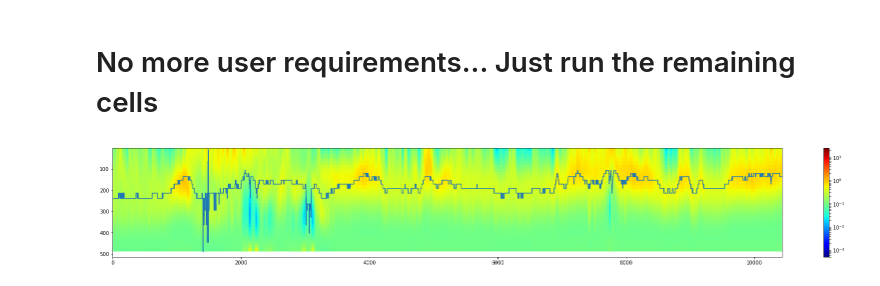
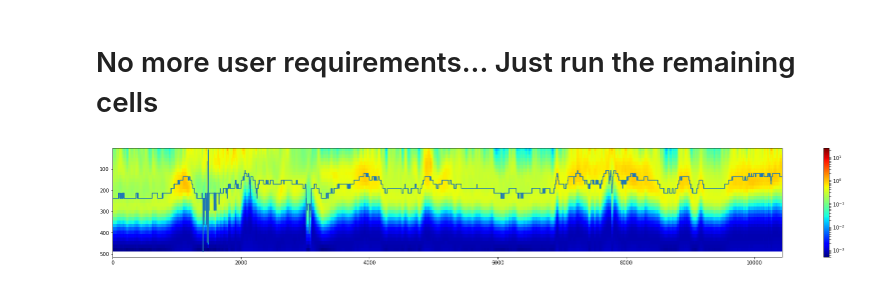
Before and after one commit to erin-telfer/aem_repo, a Jupyter notebook: Depth_of_investigation.ipynb, the cells around one changed output. Drawn from its saved outputs; the diff is of its cells as text; code cells hidden in the pictures.

```diff
--- a/Depth_of_investigation.ipynb
+++ b/Depth_of_investigation.ipynb
@@ -159,17 +159,17 @@ doi=doi.idxmin(axis=0) #Return the index (depth) for the pdi value that is close
 # %%
 #A Layered Earth Inversion model figure (for one dataset) is created that contains the DOI line.
 #Please note, the image is not draped to topography (e.g. not offset for elevation).
 
 plt.figure(figsize =(30,4)) #Set size of figure
 norm=mpl.colors.LogNorm(vmin=0.0005, vmax=25.01000) #Set min and max EM values
-im = plt.imshow(EM_dataset2, aspect='auto', extent=[0,(datlen-1),last_depth,first_depth],
+im = plt.imshow(EM_dataset1, aspect='auto', extent=[0,(datlen-1),last_depth,first_depth],
                  norm=norm,
                  cmap=cm.jet) #Figure details
 plt.plot(doi) #Add depth of investigation line
 plt.colorbar(im) #Add colourbar
 plt.show() #Show plot
 # %% [output]
-[figure, old version]
+[figure, new version]
 # %%
 #create and save a .csv that contains the depth of investigation data profile (for input into display software such as
 #Discover PA)
```
Also changed, not shown: parts of 1 cell of this notebook, 1 other file.
